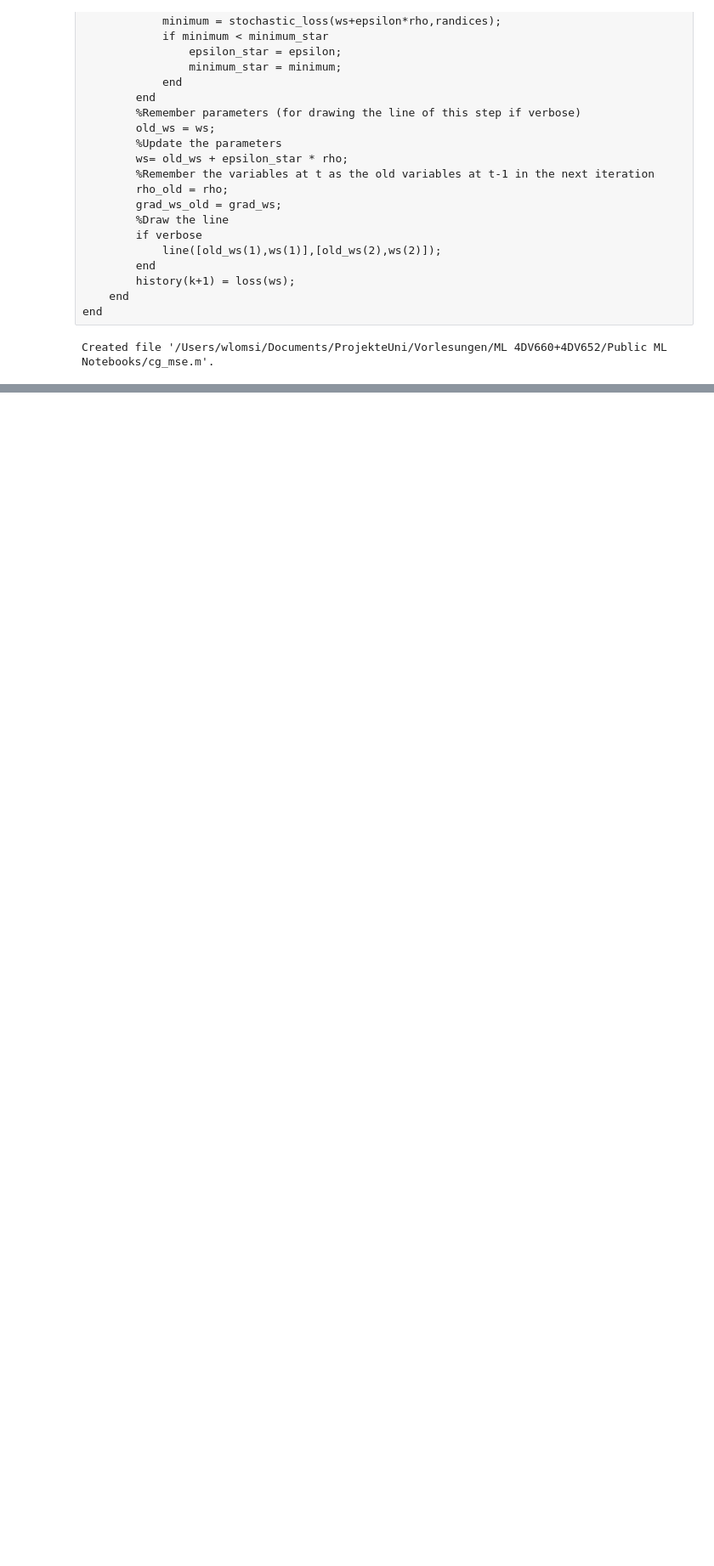
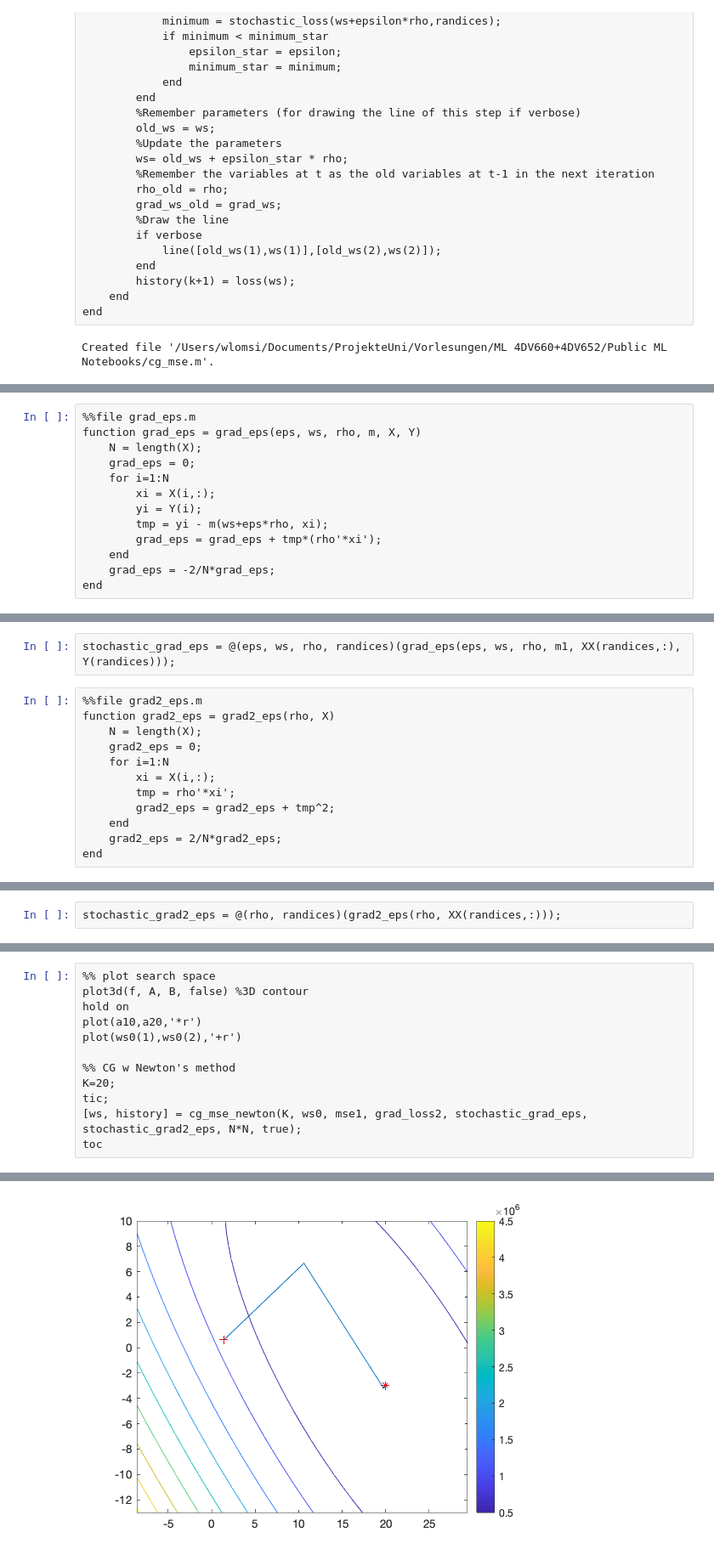
Before and after one commit to WelfLowe/Public-ML-Notebooks, a Jupyter notebook: Variants of stochastic gradient-based optimization.ipynb, the cells around one changed output, grey strips where cells are left out. Shown at 85% size. Drawn from its saved outputs; the diff is of its cells as text; blank space fills up the shorter version.

Commit message:
Added CG based on Newtow line search

```diff
--- a/Variants of stochastic gradient-based optimization.ipynb
+++ b/Variants of stochastic gradient-based optimization.ipynb
@@ -605,0 +652,13 @@ plot(1:length(history),history)
+# %%
+%%file grad_eps.m
+function grad_eps = grad_eps(eps, ws, rho, m, X, Y)
+    N = length(X);
+    grad_eps = 0;
+    for i=1:N
+        xi = X(i,:);
+        yi = Y(i);
+        tmp = yi - m(ws+eps*rho, xi);
+        grad_eps = grad_eps + tmp*(rho'*xi');
+    end
+    grad_eps = -2/N*grad_eps;
+end
@@ -605,0 +667,14 @@ plot(1:length(history),history)
+# %%
+stochastic_grad_eps = @(eps, ws, rho, randices)(grad_eps(eps, ws, rho, m1, XX(randices,:), Y(randices)));
+# %%
+%%file grad2_eps.m
+function grad2_eps = grad2_eps(rho, X)
+    N = length(X);
+    grad2_eps = 0;
+    for i=1:N
+        xi = X(i,:);
+        tmp = rho'*xi';
+        grad2_eps = grad2_eps + tmp^2;
+    end
+    grad2_eps = 2/N*grad2_eps;
+end
@@ -605,0 +683,2 @@ plot(1:length(history),history)
+# %%
+stochastic_grad2_eps = @(rho, randices)(grad2_eps(rho, XX(randices,:)));
@@ -605,0 +731,13 @@ plot(1:length(history),history)
+# %%
+%% plot search space
+plot3d(f, A, B, false) %3D contour
+hold on
+plot(a10,a20,'*r')
+plot(ws0(1),ws0(2),'+r')
+
+%% CG w Newton's method
+K=20;
+tic;
+[ws, history] = cg_mse_newton(K, ws0, mse1, grad_loss2, stochastic_grad_eps, stochastic_grad2_eps, N*N, true);
+toc
+# %% [output]
@@ -605,0 +745 @@ plot(1:length(history),history)
+[figure, added]
```
Also changed, not shown: parts of 26 cells of this notebook, 8 other files.
